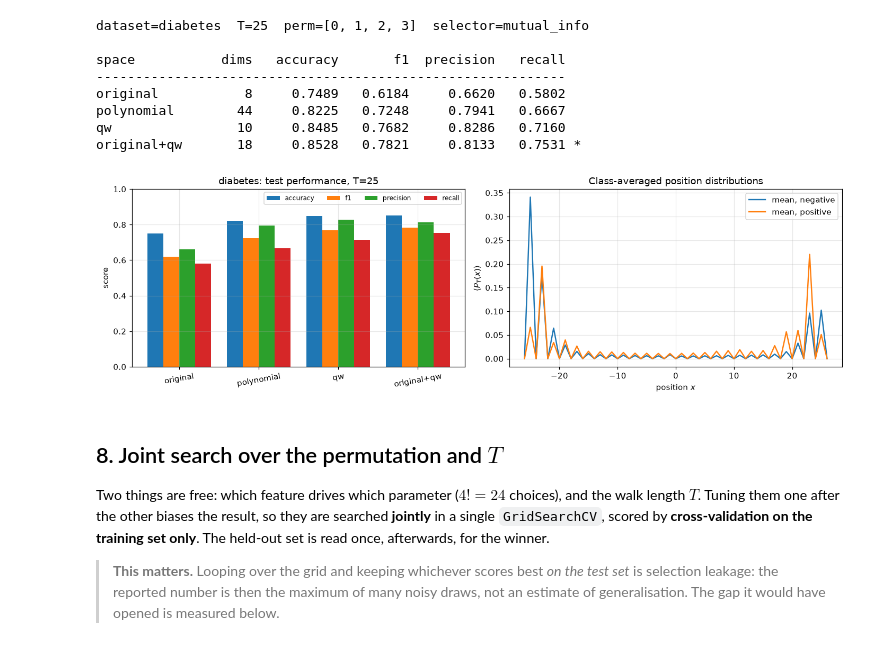
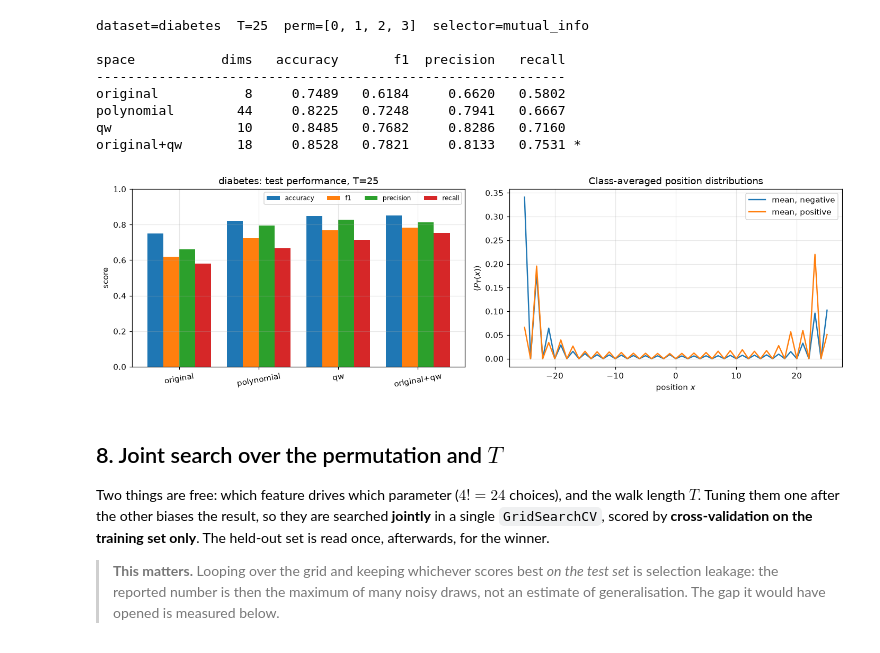
Before and after one commit to realamirshad/qwalkD1, a Jupyter notebook: quantum_walk_features.ipynb, the cells around one changed output. Drawn from its saved outputs; the diff is of its cells as text; code cells hidden in the pictures.

```diff
--- a/quantum_walk_features.ipynb
+++ b/quantum_walk_features.ipynb
@@ -248,6 +312,31 @@ def run_walk_1d(theta, phi, alpha, beta, n_steps, n_positions=None):
 def position_probabilities(psi):
     """P_T(x) = sum_c |psi[s, x, c]|^2, shape (n_samples, n_positions)."""
     return np.sum(np.abs(psi) ** 2, axis=-1)
+# %%
+import contextlib
+import io
+
+def run_qw_1d_batch(theta, phi, alpha, beta, n_steps):
+    """Call run_qw_1d once per row and stack the results.
+
+    run_qw_1d only handles one walker per call and already returns P_T(x)
+    (real, summed over coin state) rather than the complex amplitudes psi --
+    so this returns an (n_samples, n_positions) probability array, not a
+    (n_samples, n_positions, 2) amplitude array. Its per-step print is
+    suppressed here (not inside run_qw_1d) so a few hundred rows don't turn
+    into a few hundred thousand printed lines.
+    """
+    theta = np.atleast_1d(np.asarray(theta, dtype=float))
+    phi = np.atleast_1d(np.asarray(phi, dtype=float))
+    alpha = np.atleast_1d(np.asarray(alpha, dtype=float))
+    beta = np.atleast_1d(np.asarray(beta, dtype=float))
+    n_positions = 2 * int(n_steps) + 1
+    probs = np.empty((len(theta), n_positions), dtype=float)
+    with contextlib.redirect_stdout(io.StringIO()):
+        for i in range(len(theta)):
+            probs[i] = run_qw_1d(float(theta[i]), float(phi[i]),
+                                 float(alpha[i]), float(beta[i]), n_steps)
+    return probs
 # %% [markdown]
 ### Feature extraction
 
@@ -255,9 +344,12 @@ Each final distribution $P_T(x)$ collapses to 10 numbers: four statistical
 moments, Shannon entropy, the inverse participation ratio (a localisation
 measure), the peak height and its position, and two direct probability readings.
 # %%
-def extract_features(psi):
-    """Summarise each sample's final position distribution. Returns (n_samples, 10)."""
-    prob = position_probabilities(psi)
+def extract_features(prob):
+    """Summarise each sample's final position distribution. Returns (n_samples, 10).
+
+    Takes P_T(x) directly (shape (n_samples, n_positions)) -- run_qw_1d_batch
+    already returns probabilities, not complex amplitudes.
+    """
     x = position_axis(prob.shape[1])
 
     mean = prob @ x
@@ -460,7 +581,7 @@ class QuantumWalkFeatures(BaseEstimator, TransformerMixin):
     def transform(self, X_):
         """Run the walks and return the extracted features. Returns (n, 10)."""
         p = self.walk_parameters(X_)
-        return extract_features(run_walk_1d(p[:, 0], p[:, 1], p[:, 2], p[:, 3], self.n_steps))
+        return extract_features(run_qw_1d_batch(p[:, 0], p[:, 1], p[:, 2], p[:, 3], self.n_steps))
 
     def get_feature_names_out(self, input_features=None):
         return np.array([f"qw_{i:02d}" for i in range(N_WALK_FEATURES)], dtype=object)
@@ -583,26 +702,25 @@ original+qw       18     0.8528   0.7821     0.8133   0.7531 *
 # %%
 fig, axes = plt.subplots(1, 2, figsize=(13, 4))
 
 metrics = ["accuracy", "f1", "precision", "recall"]
 pos, width = np.arange(len(SPACES)), 0.2
 for i, m in enumerate(metrics):
     axes[0].bar(pos + i * width, [r[m] for r in results], width, label=m)
 axes[0].set_xticks(pos + 1.5 * width)
 axes[0].set_xticklabels([r["space"] for r in results], rotation=10)
 axes[0].set_ylim(0, 1.0); axes[0].set_ylabel("score")
 axes[0].set_title(f"{DATASET}: test performance, T={N_STEPS}")
 axes[0].legend(ncol=4, fontsize=8)
 
-prob_tr = position_probabilities(
-    run_walk_1d(params[:, 0], params[:, 1], params[:, 2], params[:, 3], N_STEPS))
+prob_tr = run_qw_1d_batch(params[:, 0], params[:, 1], params[:, 2], params[:, 3], N_STEPS)
 xs = position_axis(prob_tr.shape[1])
 for cls, nm in enumerate(CLASS_NAMES):
     axes[1].plot(xs, prob_tr[y_train == cls].mean(axis=0), lw=1.6, label=f"mean, {nm}")
 axes[1].set_xlabel("position $x$"); axes[1].set_ylabel(r"$\langle P_T(x)\rangle$")
 axes[1].set_title("Class-averaged position distributions"); axes[1].legend()
 plt.tight_layout(); plt.show()
 # %% [output]
-[figure, old version]
+[figure, new version]
 # %% [markdown]
 ## 8. Joint search over the permutation and $T$
 
```
Also changed, not shown: parts of 7 cells of this notebook, 9 other files.
